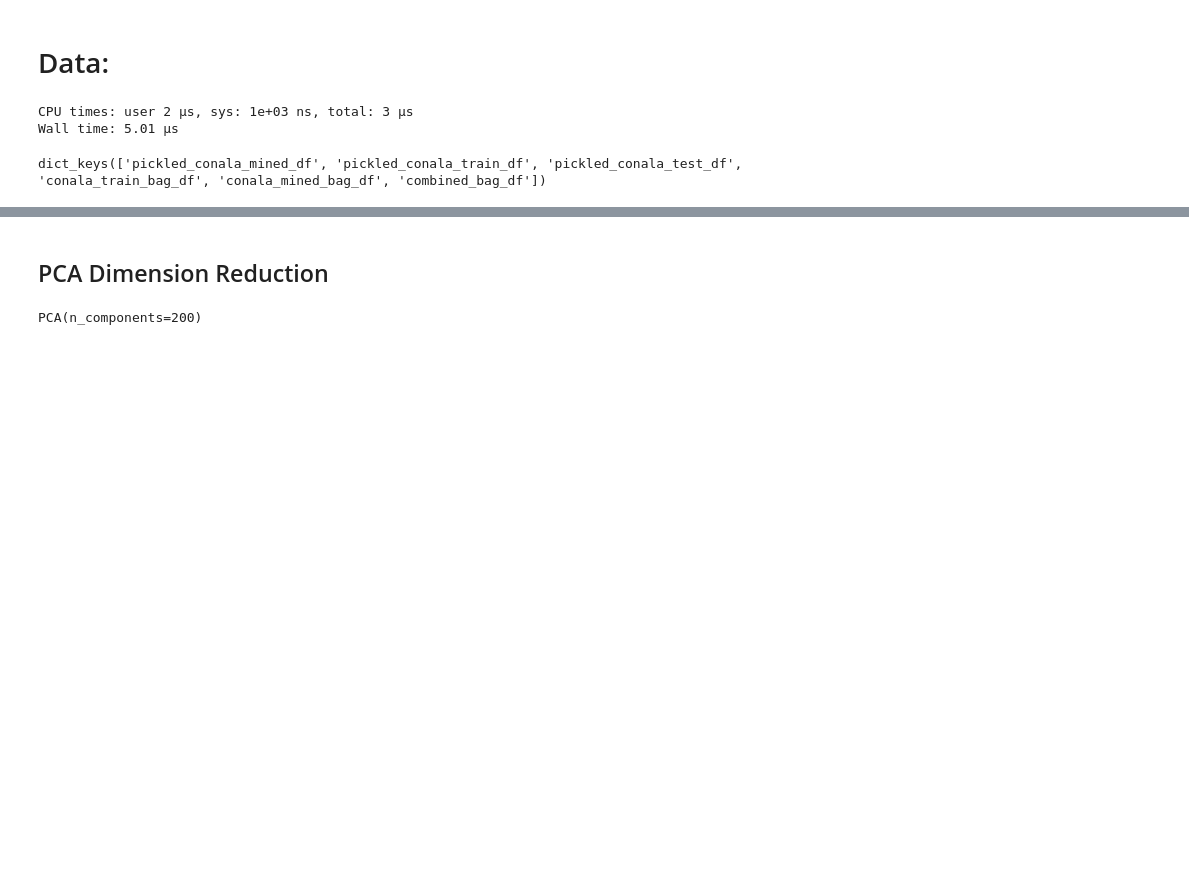
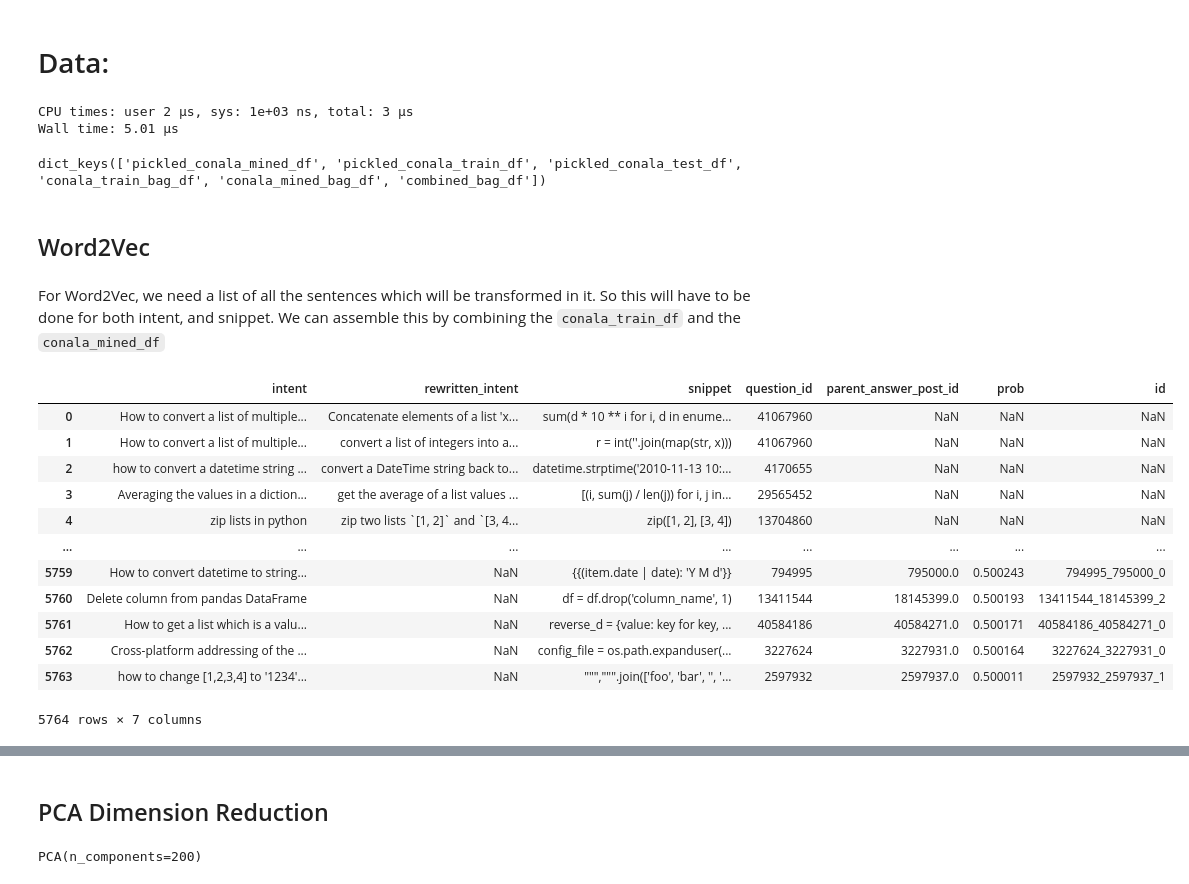
Before and after one commit to justinhugh/intent-prediction-in-code, a Jupyter notebook: vectorization_methods.ipynb, the cells around one changed output, grey strips where cells are left out. Cells and saved outputs as stored; diff of their text form; code cells hidden in the pictures; blank space fills up the shorter version.

Commit message:
setting up word2vec in vectorization notebook

```diff
--- a/vectorization_methods.ipynb
+++ b/vectorization_methods.ipynb
@@ -29,3 +29,30 @@ data.keys()
 dict_keys(['pickled_conala_mined_df', 'pickled_conala_train_df', 'pickled_conala_test_df', 'conala_train_bag_df', 'conala_mined_bag_df', 'combined_bag_df'])
 # %%
 df = data['combined_bag_df']
+# %% [markdown]
+## Word2Vec
+# %% [markdown]
+For Word2Vec, we need a list of all the sentences which will be transformed in it. So this will have to be done for both intent, and snippet. We can assemble this by combining the `conala_train_df` and the `conala_mined_df`
+# %%
+conala_train_df = data["pickled_conala_train_df"]
+conala_mined_df = data["pickled_conala_mined_df"]
+# %%
+# concatenate the two dfs.
+df = pd.concat([conala_train_df, conala_mined_df], ignore_index=True)
+# %%
+# Peek
+df
+# %% [output]
+|  | intent | rewritten_intent | snippet | question_id | parent_answer_post_id | prob | id |
+| 0 | How to convert a list of multiple... | Concatenate elements of a list 'x... | sum(d * 10 ** i for i, d in enume... | 41067960 | NaN | NaN | NaN |
+| 1 | How to convert a list of multiple... | convert a list of integers into a... | r = int(''.join(map(str, x))) | 41067960 | NaN | NaN | NaN |
+| 2 | how to convert a datetime string ... | convert a DateTime string back to... | datetime.strptime('2010-11-13 10:... | 4170655 | NaN | NaN | NaN |
+| 3 | Averaging the values in a diction... | get the average of a list values ... | [(i, sum(j) / len(j)) for i, j in... | 29565452 | NaN | NaN | NaN |
+| 4 | zip lists in python | zip two lists `[1, 2]` and `[3, 4... | zip([1, 2], [3, 4]) | 13704860 | NaN | NaN | NaN |
+| ... | ... | ... | ... | ... | ... | ... | ... |
+| 5759 | How to convert datetime to string... | NaN | {{(item.date | date): 'Y M d'}} | 794995 | 795000.0 | 0.500243 | 794995_795000_0 |
+| 5760 | Delete column from pandas DataFrame | NaN | df = df.drop('column_name', 1) | 13411544 | 18145399.0 | 0.500193 | 13411544_18145399_2 |
+| 5761 | How to get a list which is a valu... | NaN | reverse_d = {value: key for key, ... | 40584186 | 40584271.0 | 0.500171 | 40584186_40584271_0 |
+| 5762 | Cross-platform addressing of the ... | NaN | config_file = os.path.expanduser(... | 3227624 | 3227931.0 | 0.500164 | 3227624_3227931_0 |
+| 5763 | how to change [1,2,3,4] to '1234'... | NaN | """,""".join(['foo', 'bar', '', '... | 2597932 | 2597937.0 | 0.500011 | 2597932_2597937_1 |
+5764 rows × 7 columns
```
Also changed, not shown: parts of 4 cells of this notebook.
